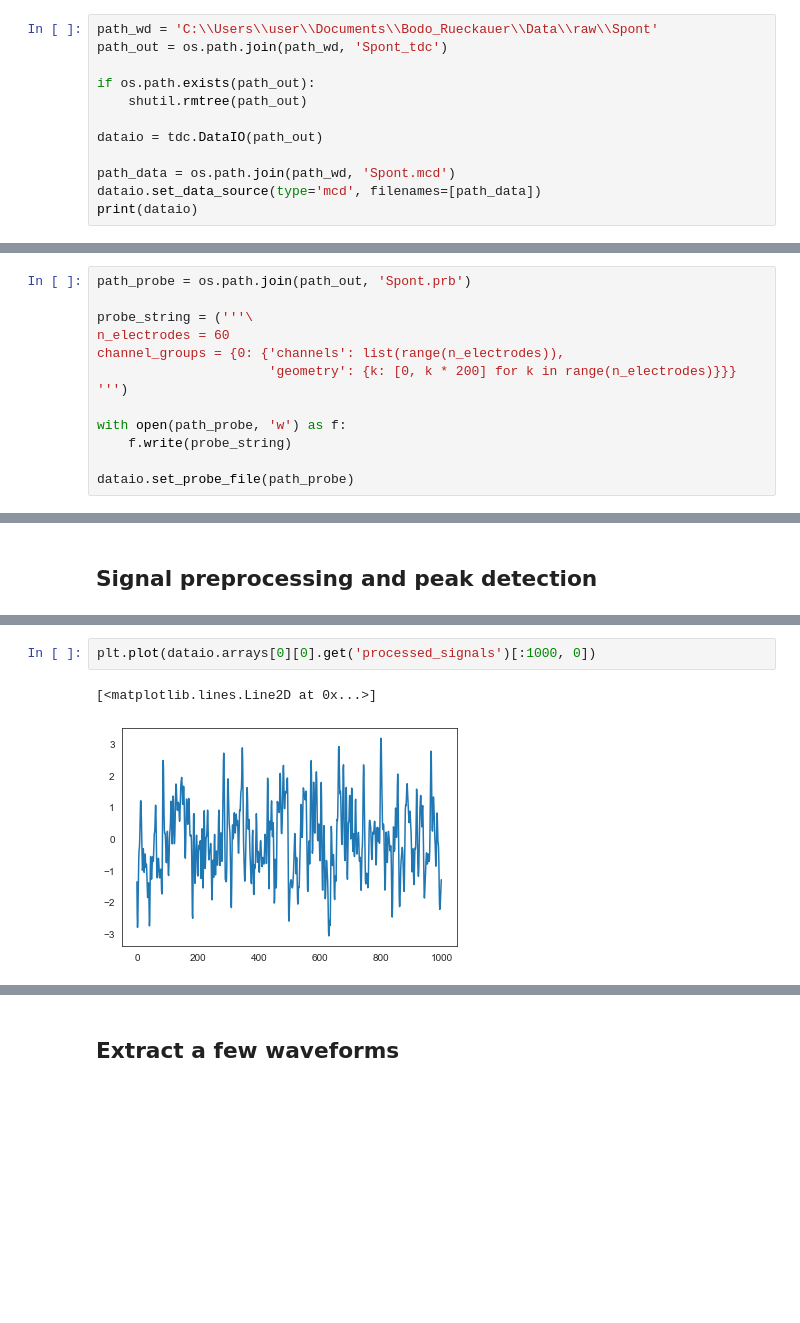
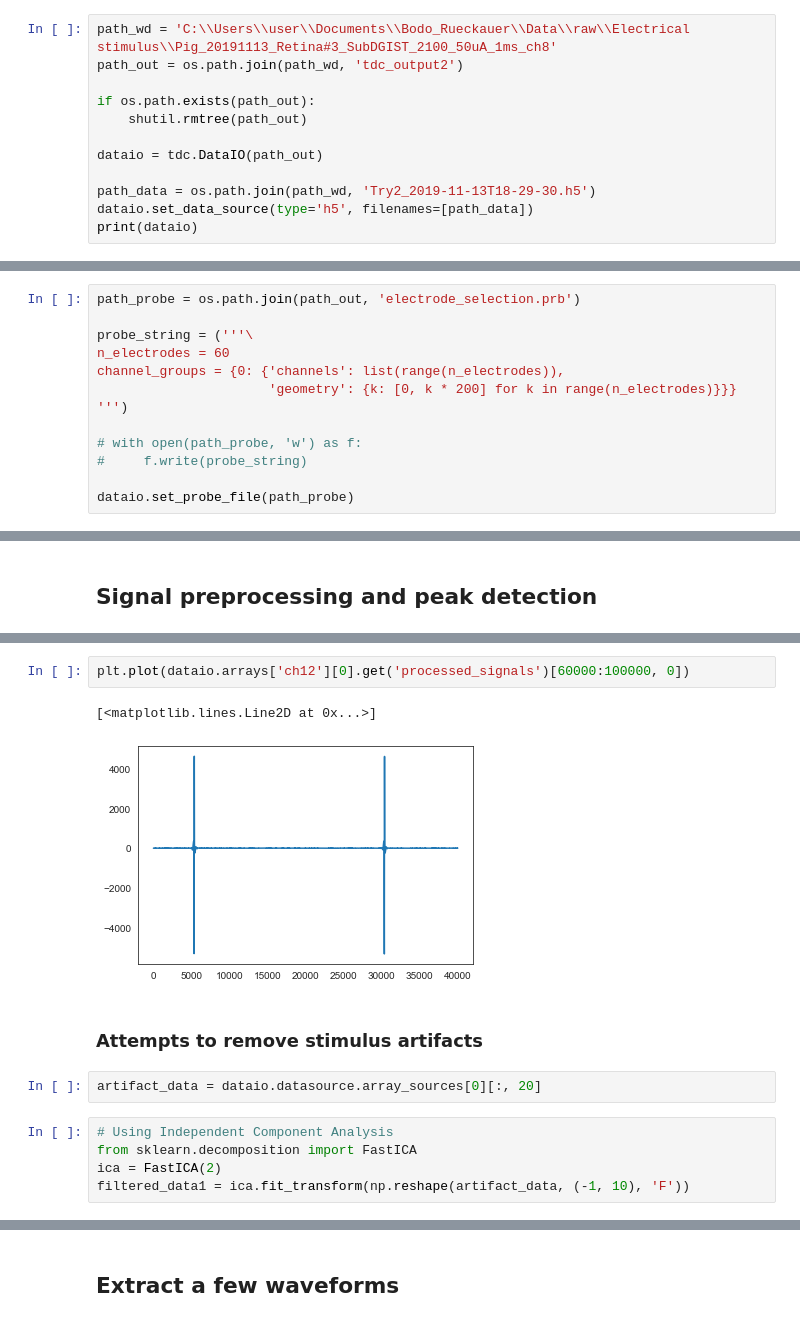
Before and after one commit to rbodo/tridesclous, a Jupyter notebook: example/cbnu/cbnu.ipynb, the cells around one changed output, grey strips where cells are left out. Saved outputs shown, nothing was run; the diff lists cells and outputs as text; blank space fills up the shorter version.

Commit message:
Added methods to remove stimulus artifacts.

```diff
--- a/example/cbnu/cbnu.ipynb
+++ b/example/cbnu/cbnu.ipynb
@@ -8,15 +9,15 @@ import tridesclous as tdc
 # %% [markdown]
 ## DataIO
 # %%
-path_wd = 'C:\\Users\\user\\Documents\\Bodo_Rueckauer\\Data\\raw\\Spont'
-path_out = os.path.join(path_wd, 'Spont_tdc')
+path_wd = 'C:\\Users\\user\\Documents\\Bodo_Rueckauer\\Data\\raw\\Electrical stimulus\\Pig_20191113_Retina#3_SubDGIST_2100_50uA_1ms_ch8'
+path_out = os.path.join(path_wd, 'tdc_output2')
 
 if os.path.exists(path_out):
     shutil.rmtree(path_out)
 
 dataio = tdc.DataIO(path_out)
 
-path_data = os.path.join(path_wd, 'Spont.mcd')
-dataio.set_data_source(type='mcd', filenames=[path_data])
+path_data = os.path.join(path_wd, 'Try2_2019-11-13T18-29-30.h5')
+dataio.set_data_source(type='h5', filenames=[path_data])
 print(dataio)
 # %% [output]
@@ -40,5 +41,5 @@ InfoChannel <HDF5 dataset "InfoChannel": shape (3,), type "|V108">
 # %%
-path_probe = os.path.join(path_out, 'Spont.prb')
+path_probe = os.path.join(path_out, 'electrode_selection.prb')
 
 probe_string = ('''\
 n_electrodes = 60
@@ -46,8 +47,8 @@ channel_groups = {0: {'channels': list(range(n_electrodes)),
                       'geometry': {k: [0, k * 200] for k in range(n_electrodes)}}}
 ''')
 
-with open(path_probe, 'w') as f:
-    f.write(probe_string)
+# with open(path_probe, 'w') as f:
+#     f.write(probe_string)
 
 dataio.set_probe_file(path_probe)
 # %% [markdown]
@@ -99,6 +85,15 @@ CatalogueConstructor
   cluster_labels [-11]
 # %%
-plt.plot(dataio.arrays[0][0].get('processed_signals')[:1000, 0])
+plt.plot(dataio.arrays['ch12'][0].get('processed_signals')[60000:100000, 0])
 # %% [output]
 [<matplotlib.lines.Line2D at 0x...>]
-[figure, old version]
+[figure, new version]
+# %% [markdown]
+### Attempts to remove stimulus artifacts
+# %%
+artifact_data = dataio.datasource.array_sources[0][:, 20]
+# %%
+# Using Independent Component Analysis
+from sklearn.decomposition import FastICA
+ica = FastICA(2)
+filtered_data1 = ica.fit_transform(np.reshape(artifact_data, (-1, 10), 'F'))
```
Also changed, not shown: parts of 11 cells of this notebook, 1 other file.
